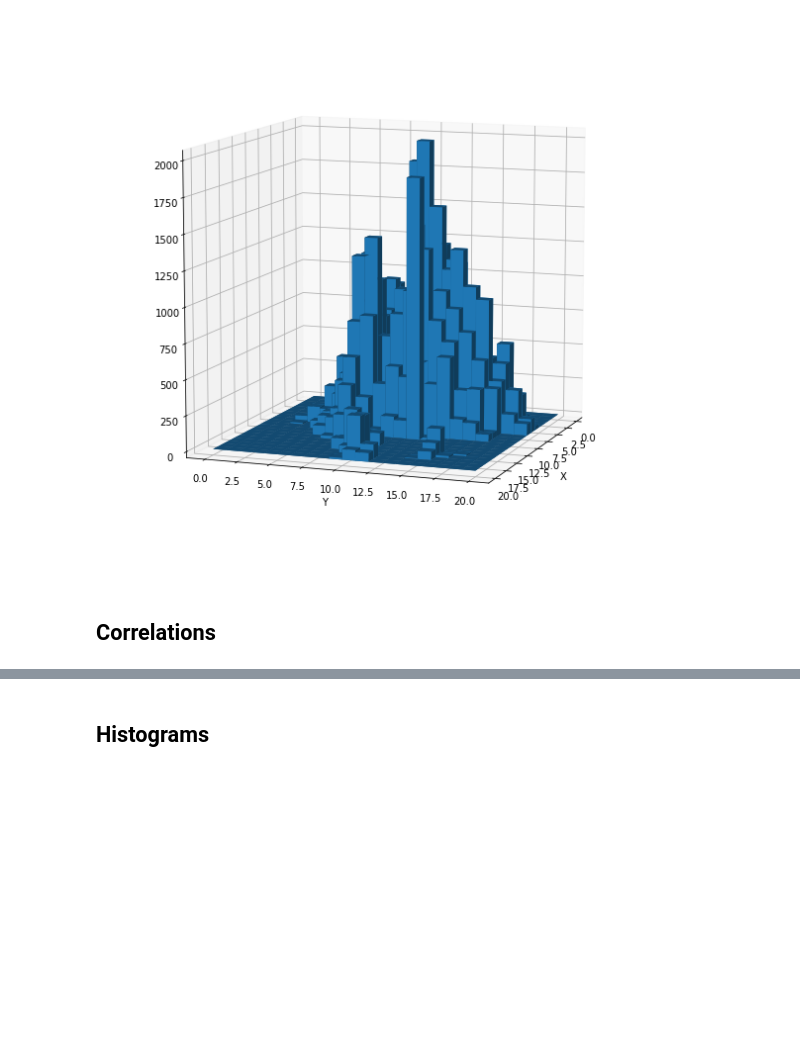
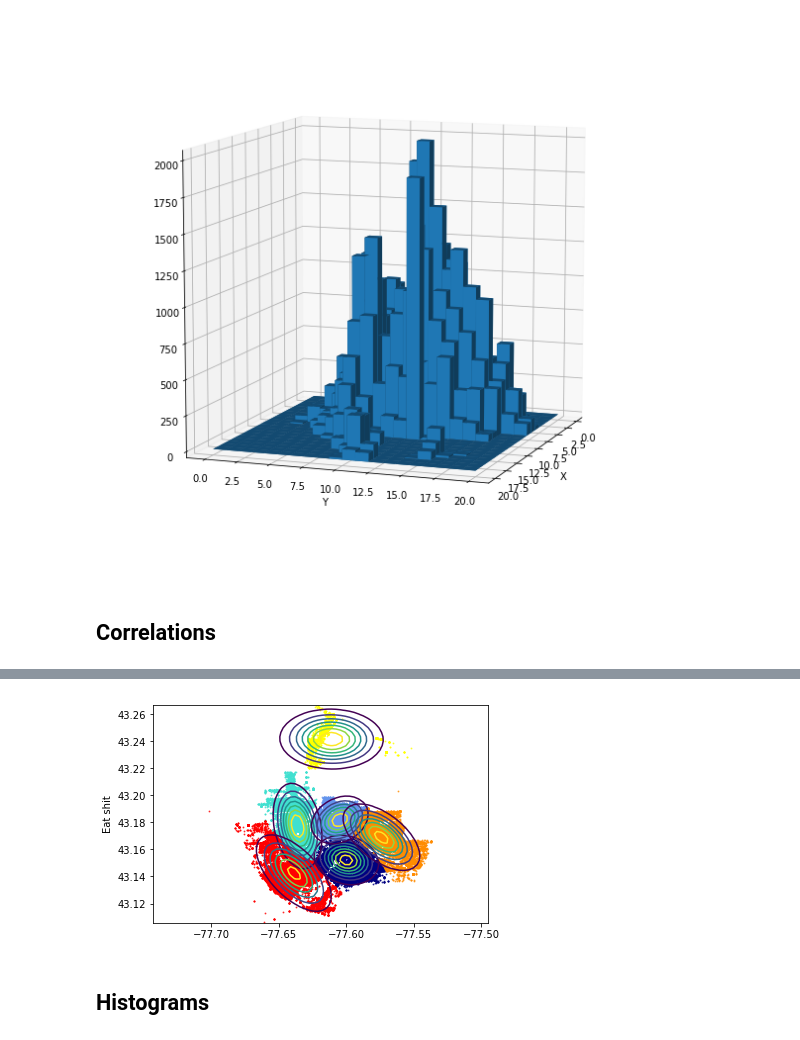
Before and after one commit to taylanksen/rpd, a Jupyter notebook: SimpleStats.ipynb, the cells around one changed output, grey strips where cells are left out. Saved outputs shown, nothing was run; the diff lists cells and outputs as text; code cells hidden in the pictures; blank space fills up the shorter version.

```diff
--- a/SimpleStats.ipynb
+++ b/SimpleStats.ipynb
@@ -179,2 +277,48 @@ display(get_top_abs_correlations(df, 15))
+# %%
+# GaussianMixture model, using k from above, we could do BIC k selection
+# this is kinda slow
+import itertools
+gmm = mixture.GaussianMixture(n_components=k,
+                              covariance_type='full',
+                              #tol=1e-8,
+                              tol=1e-6,
+                              max_iter=1000,
+                              #max_iter=200,
+                              n_init=3,
+                              reg_covar=2e-6)
+gmm.fit(X)
+bic = gmm.bic(X)
+# %%
+from scipy import linalg
+from scipy.stats import multivariate_normal
+
+# plot GMM result
+Y = gmm.predict(X)
+color_iter = itertools.cycle(['navy', 'turquoise', 'cornflowerblue',
+                                      'darkorange', 'red', 'yellow'])
+for i, (mean, cov, color) in enumerate(zip(gmm.means_, gmm.covariances_,
+                                           color_iter)):
+    plt.ylabel('Eat shit')
+    v, w = linalg.eigh(cov)
+    if not np.any(Y == i):
+        continue
+    plt.scatter(X[Y == i, 0], X[Y == i, 1], .8, color=color,alpha=.7)
+
+    x_vals = np.linspace(X[:,0].min(), X[:,0].max(), 50)
+    y_vals = np.linspace(X[:,1].min(), X[:,1].max(), 50)
+    x, y = np.meshgrid(x_vals, y_vals)
+    pos = np.empty(x.shape + (2,))
+    pos[:, :, 0] = x; pos[:, :, 1] = y
+    rv = multivariate_normal(mean, cov)
+
+    try: # not sure why, was running into ValueErrors
+        plt.contour(x, y, rv.pdf(pos))
+    except ValueError:
+        pass
+
+plt.axis('equal')
+plt.show()
+# %% [output]
+[figure, added]
 # %% [markdown]
 ## Histograms
```
Also changed, not shown: parts of 4 cells of this notebook, 13 other files.
